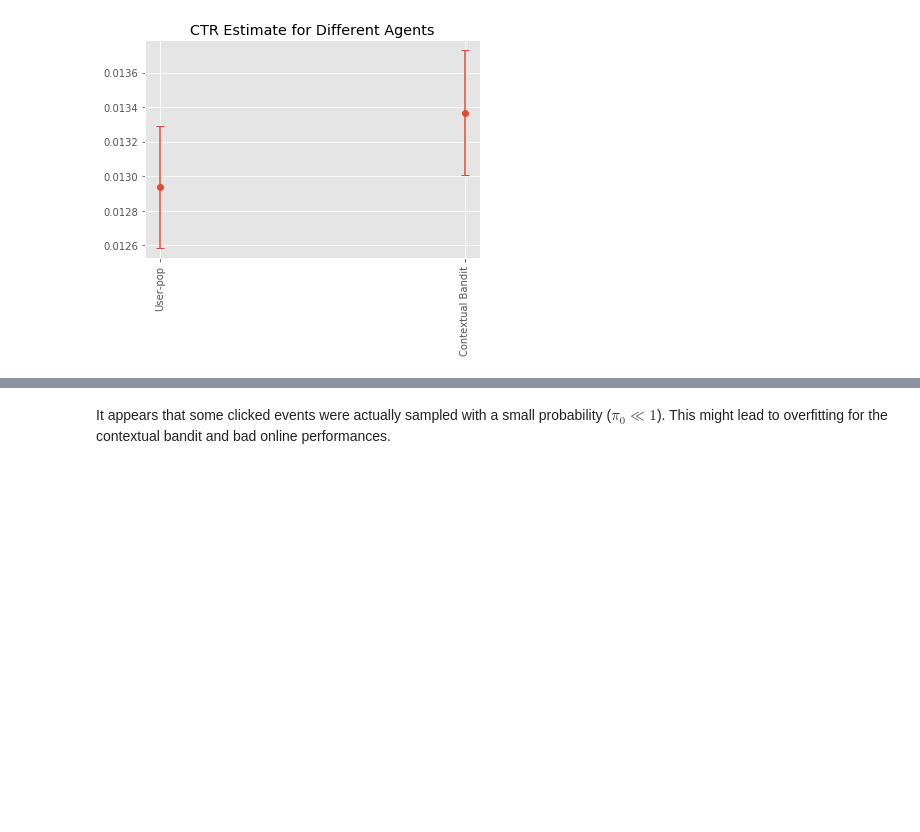
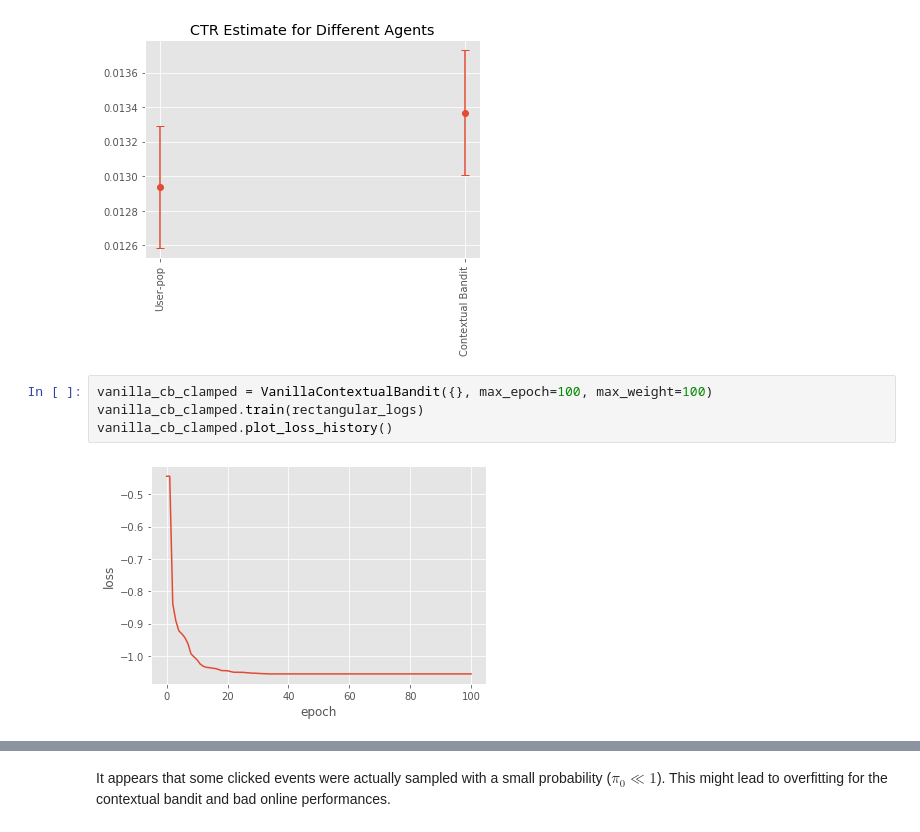
Before and after one commit to criteo-research/bandit-reco, a Jupyter notebook: notebooks/Solutions/4. Counterfactual Risk Minimisation (CRM).ipynb, the cells around one changed output, grey strips where cells are left out. Cells and saved outputs as stored; diff of their text form; blank space fills up the shorter version.

```diff
--- a/notebooks/Solutions/4. Counterfactual Risk Minimisation (CRM).ipynb
+++ b/notebooks/Solutions/4. Counterfactual Risk Minimisation (CRM).ipynb
@@ -301,3 +305,9 @@ plot_verify_agents(result_AB)
 None
 # %% [output]
 [figure]
+# %%
+vanilla_cb_clamped = VanillaContextualBandit({}, max_epoch=100, max_weight=100)
+vanilla_cb_clamped.train(rectangular_logs)
+vanilla_cb_clamped.plot_loss_history()
+# %% [output]
+[figure, added]
```
Also changed, not shown: parts of 6 cells of this notebook, 4 other files.
